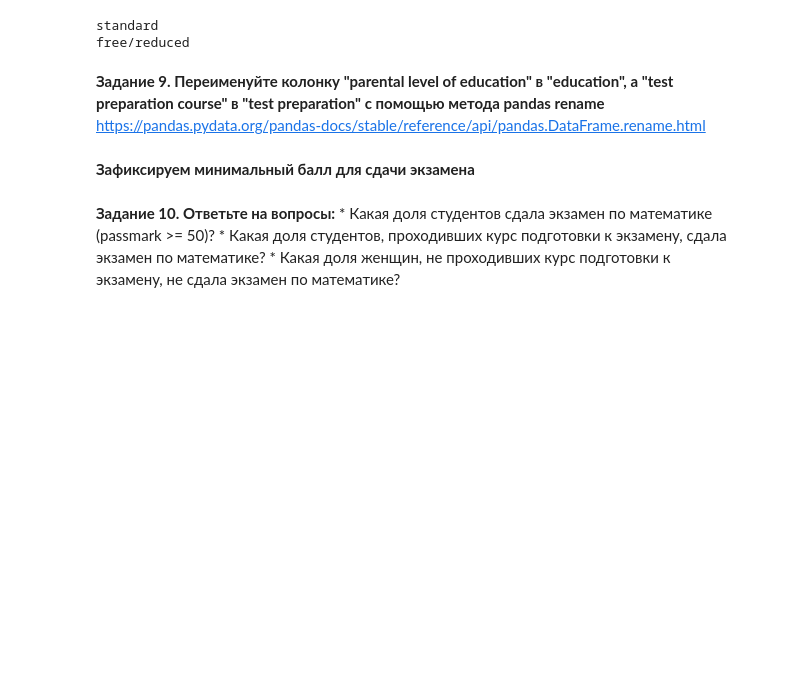
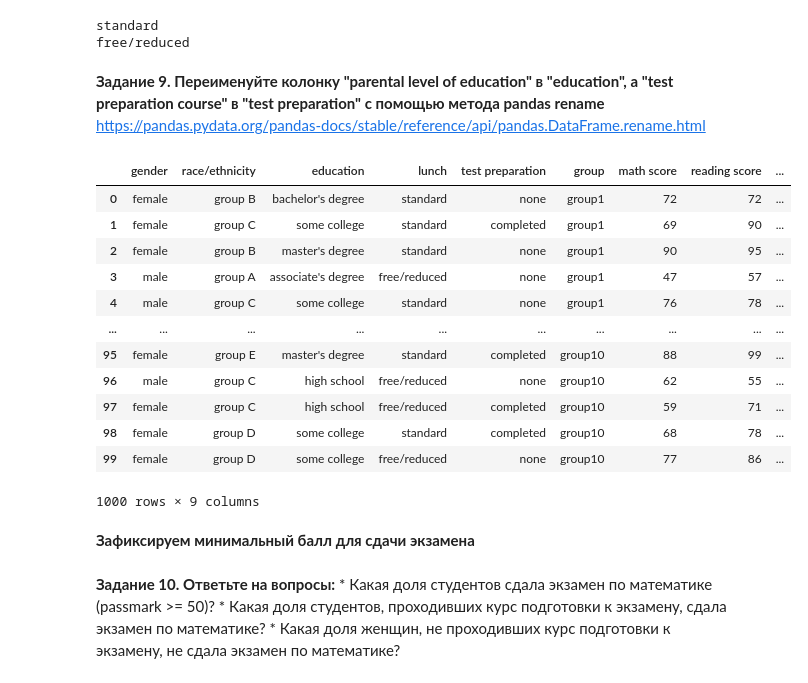
Before and after one commit to TyurinIvan/iad2021, a Jupyter notebook: hw1/hometask1_pandas.ipynb, the cells around one changed output. Saved outputs shown, nothing was run; the diff lists cells and outputs as text; code cells hidden in the pictures; blank space fills up the shorter version.

```diff
--- a/hw1/hometask1_pandas.ipynb
+++ b/hw1/hometask1_pandas.ipynb
@@ -163,3 +159,22 @@ https://pandas.pydata.org/pandas-docs/stable/reference/api/pandas.DataFrame.rena
+# %%
+# your code here
+df = df.rename(columns={"parental level of education": "education", "test preparation course": "test preparation"})
+
+df
+# %% [output]
+|  | gender | race/ethnicity | education | lunch | test preparation | group | math score | reading score | ... |
+| 0 | female | group B | bachelor's degree | standard | none | group1 | 72 | 72 | ... |
+| 1 | female | group C | some college | standard | completed | group1 | 69 | 90 | ... |
+| 2 | female | group B | master's degree | standard | none | group1 | 90 | 95 | ... |
+| 3 | male | group A | associate's degree | free/reduced | none | group1 | 47 | 57 | ... |
+| 4 | male | group C | some college | standard | none | group1 | 76 | 78 | ... |
+| ... | ... | ... | ... | ... | ... | ... | ... | ... | ... |
+| 95 | female | group E | master's degree | standard | completed | group10 | 88 | 99 | ... |
+| 96 | male | group C | high school | free/reduced | none | group10 | 62 | 55 | ... |
+| 97 | female | group C | high school | free/reduced | completed | group10 | 59 | 71 | ... |
+| 98 | female | group D | some college | standard | completed | group10 | 68 | 78 | ... |
+| 99 | female | group D | some college | free/reduced | none | group10 | 77 | 86 | ... |
+1000 rows × 9 columns
 # %% [markdown]
 **Зафиксируем минимальный балл для сдачи экзамена**
 # %%
```
Also changed, not shown: parts of 4 cells of this notebook.
